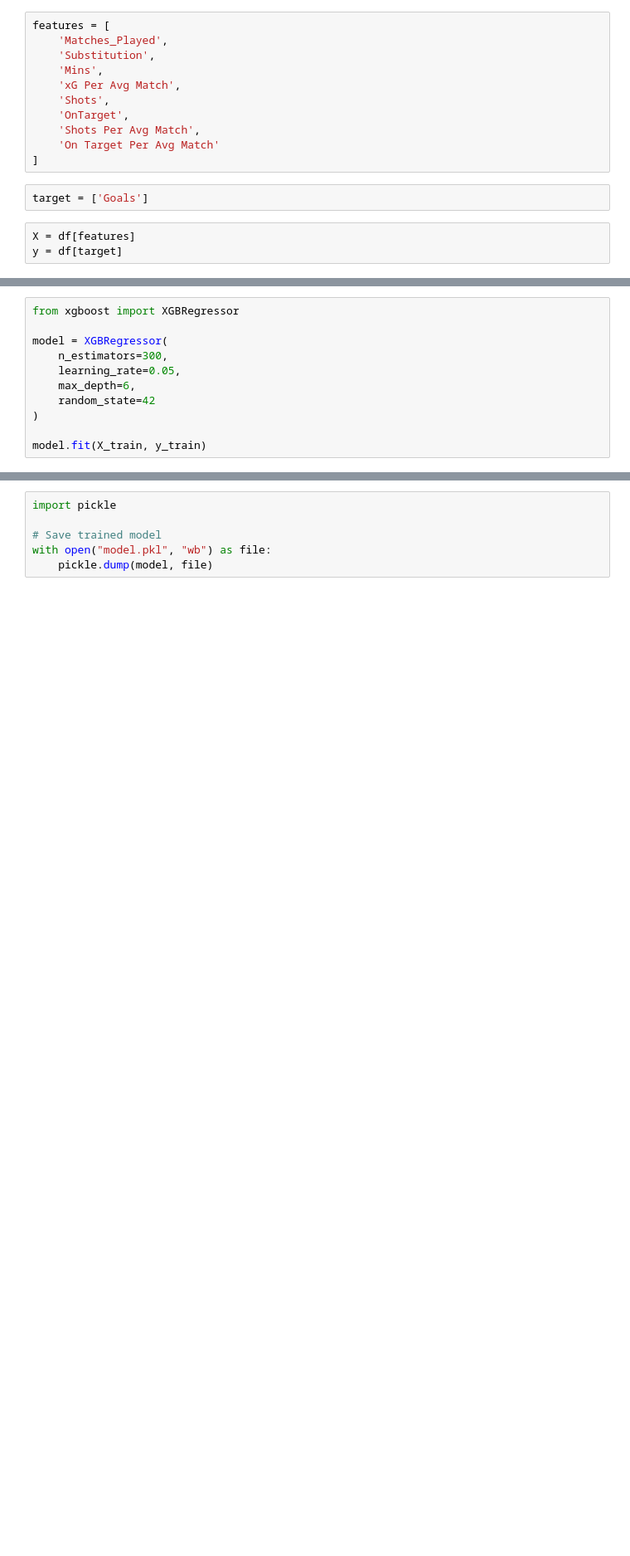
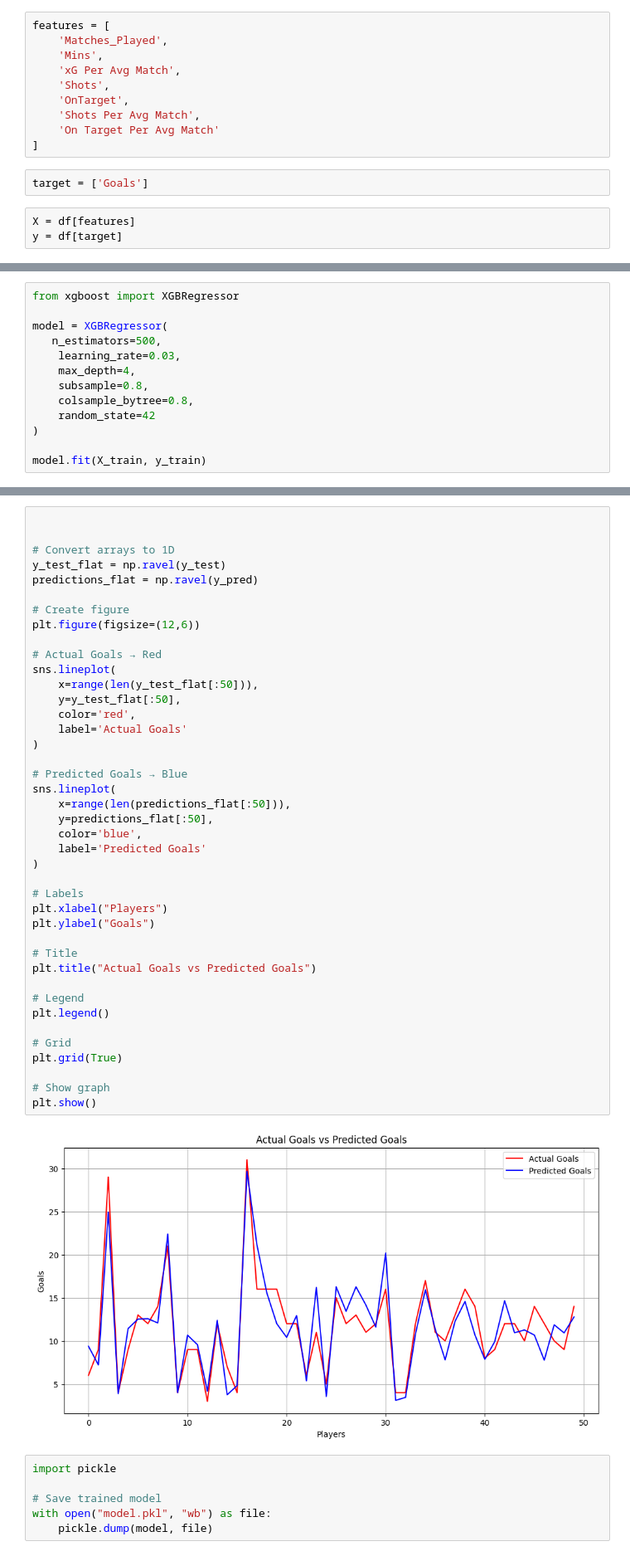
Before and after one commit to piyushjadhavop/Goal-prediction-model, a Jupyter notebook: model.ipynb, the cells around one changed output, grey strips where cells are left out. Shown at 83% size. Cells and saved outputs as stored; diff of their text form; blank space fills up the shorter version.

```diff
--- a/model.ipynb
+++ b/model.ipynb
@@ -57,7 +140,6 @@ df
 # %%
 features = [
     'Matches_Played',
-    'Substitution',
     'Mins',
     'xG Per Avg Match',
     'Shots',
@@ -82,9 +167,11 @@ print(X_test.shape)
 from xgboost import XGBRegressor
 
 model = XGBRegressor(
-    n_estimators=300,
-    learning_rate=0.05,
-    max_depth=6,
+   n_estimators=500,
+    learning_rate=0.03,
+    max_depth=4,
+    subsample=0.8,
+    colsample_bytree=0.8,
     random_state=42
 )
 
@@ -157,3 +271,46 @@ plt.show()
+# %%
+
+
+# Convert arrays to 1D
+y_test_flat = np.ravel(y_test)
+predictions_flat = np.ravel(y_pred)
+
+# Create figure
+plt.figure(figsize=(12,6))
+
+# Actual Goals → Red
+sns.lineplot(
+    x=range(len(y_test_flat[:50])),
+    y=y_test_flat[:50],
+    color='red',
+    label='Actual Goals'
+)
+
+# Predicted Goals → Blue
+sns.lineplot(
+    x=range(len(predictions_flat[:50])),
+    y=predictions_flat[:50],
+    color='blue',
+    label='Predicted Goals'
+)
+
+# Labels
+plt.xlabel("Players")
+plt.ylabel("Goals")
+
+# Title
+plt.title("Actual Goals vs Predicted Goals")
+
+# Legend
+plt.legend()
+
+# Grid
+plt.grid(True)
+
+# Show graph
+plt.show()
+# %% [output]
+[figure, added]
 # %%
 import pickle
 
```
Also changed, not shown: parts of 13 cells of this notebook, 1 other file.
